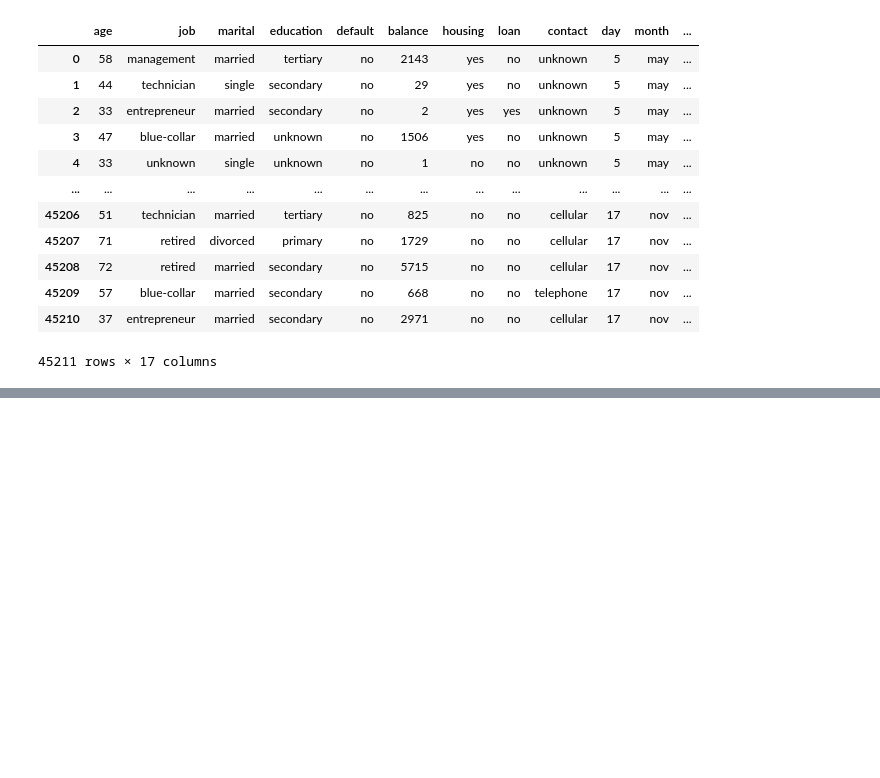
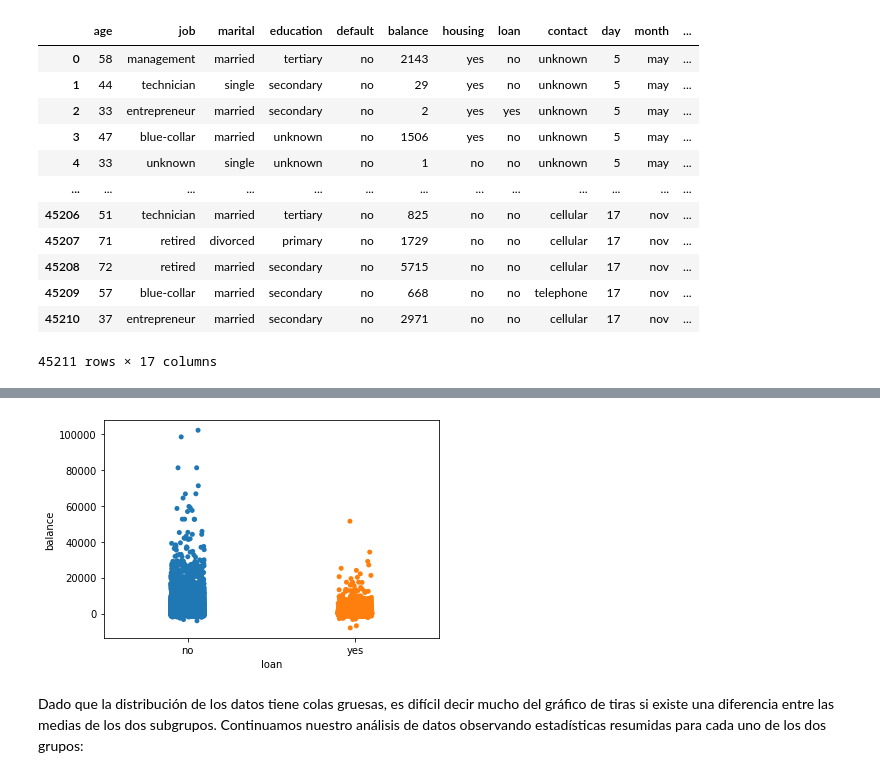
Before and after one commit to GiselaCS/Mujeres_Digitales, a Jupyter notebook: Inferencia_Estadistica.ipynb, the cells around one changed output, grey strips where cells are left out. Saved outputs shown, nothing was run; the diff lists cells and outputs as text; code cells hidden in the pictures; blank space fills up the shorter version.

```diff
--- a/Inferencia_Estadistica.ipynb
+++ b/Inferencia_Estadistica.ipynb
@@ -147,0 +290,8 @@ bank
+# %%
+ax = sns.stripplot(x="loan", y="balance", data=bank)
+plt.ylabel('balance')
+plt.show()
+# %% [output]
+[figure, added]
+# %% [markdown]
+Dado que la distribución de los datos tiene colas gruesas, es difícil decir mucho del gráfico de tiras si existe una diferencia entre las medias de los dos subgrupos. Continuamos nuestro análisis de datos observando estadísticas resumidas para cada uno de los dos grupos:
```
Also changed, not shown: parts of 33 cells of this notebook.
